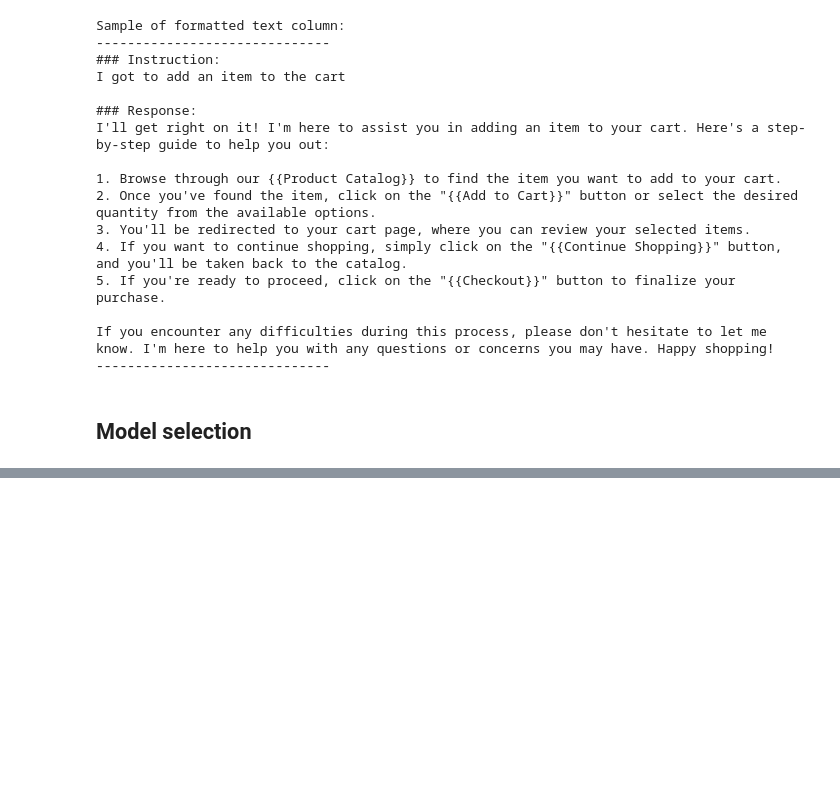
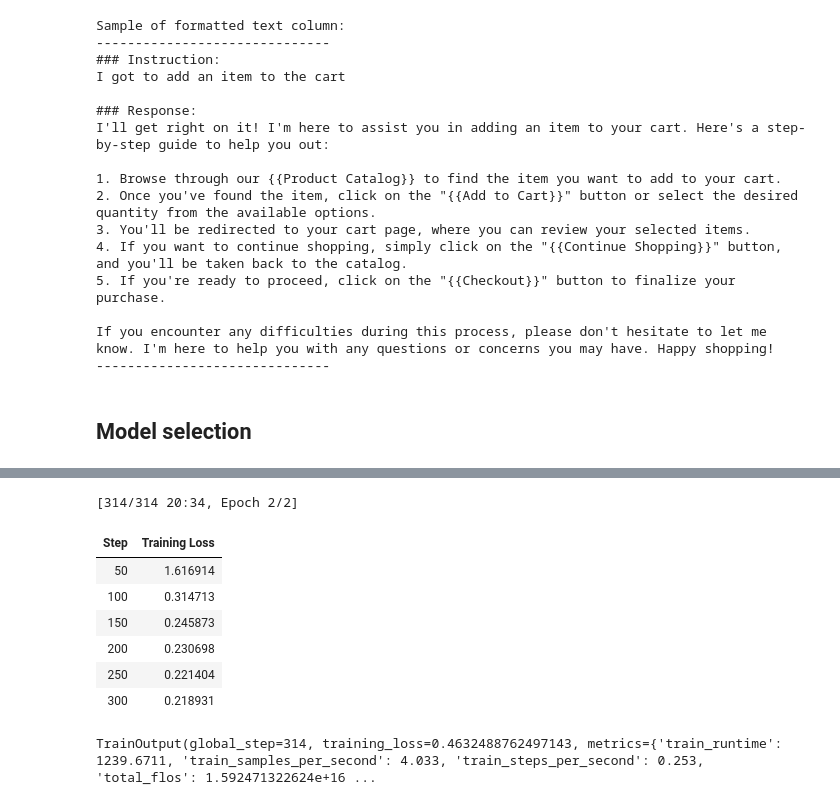
Before and after one commit to amol004/IndustryGPT-Specialised-LLM-Bot-Using-Pre-Trained-Models, a Jupyter notebook: IndustryGPT_Specialized_LLM_Bot_Using_Pre_Trained_Models.ipynb, the cells around one changed output, grey strips where cells are left out. Cells and saved outputs as stored; diff of their text form; code cells hidden in the pictures; blank space fills up the shorter version.

```diff
--- a/IndustryGPT_Specialized_LLM_Bot_Using_Pre_Trained_Models.ipynb
+++ b/IndustryGPT_Specialized_LLM_Bot_Using_Pre_Trained_Models.ipynb
@@ -174,0 +254,12 @@ model = AutoModelForCausalLM.from_pretrained(  # Download and load the actual la
+# %%
+lora_config = LoraConfig(
+    r=16, # How much new info the model can hold. Higher = smarter but slower.
+    lora_alpha=32, # How much we want the model to 'listen' to the new retail data.
+    target_modules=["q_proj", "v_proj"], # The specific 'thinking' parts of the model we are updating.
+    lora_dropout=0.1, # Helps the model avoid memorizing and instead learn to understand patterns.
+    bias="none", # Keeping this 'none' makes the training faster and uses less memory.
+    task_type="CAUSAL_LM" # Tells the system we are building a chatbot that predicts the next word.
+)
+
+model = get_peft_model(model, lora_config)
+model.print_trainable_parameters()
@@ -174,0 +291,15 @@ model = AutoModelForCausalLM.from_pretrained(  # Download and load the actual la
+# %%
+# Defining Training Configuration
+
+training_args = TrainingArguments(
+    output_dir="./retail-llm", # The folder where the model's progress will be saved.
+    per_device_train_batch_size=4, # How many examples to show the model at once. Smaller = saves memory.
+    gradient_accumulation_steps=4, # We wait for 4 loads before updating the model.
+    num_train_epochs=2, # How many times the model will read through the entire dataset.
+    learning_rate=2e-4, # How fast the model tries to learn. Not too fast, not too slow.
+    fp16=True, # Uses half-precision numbers to speed up training and save GPU space.
+    logging_steps=50, # Tells us how the training is going every 50 steps.
+    save_strategy="epoch", # Saves a backup of the model after every full round of training.
+    optim="paged_adamw_8bit", # A tool that helps the model learn while using very little memory.
+    dataloader_pin_memory=False # A technical setting to keep things running smoothly in Colab.
+)
@@ -174,0 +309,18 @@ model = AutoModelForCausalLM.from_pretrained(  # Download and load the actual la
+# %%
+# Model Training
+trainer = Trainer(
+    model=model,
+    args=training_args,
+    train_dataset=small_dataset
+)
+trainer.train()
+# %% [output]
+[314/314 20:34, Epoch 2/2]
+| Step | Training Loss |
+| 50 | 1.616914 |
+| 100 | 0.314713 |
+| 150 | 0.245873 |
+| 200 | 0.230698 |
+| 250 | 0.221404 |
+| 300 | 0.218931 |
+TrainOutput(global_step=314, training_loss=0.4632488762497143, metrics={'train_runtime': 1239.6711, 'train_samples_per_second': 4.033, 'train_steps_per_second': 0.253, 'total_flos': 1.592471322624e+16 ...
```
Also changed, not shown: parts of 26 cells of this notebook.
